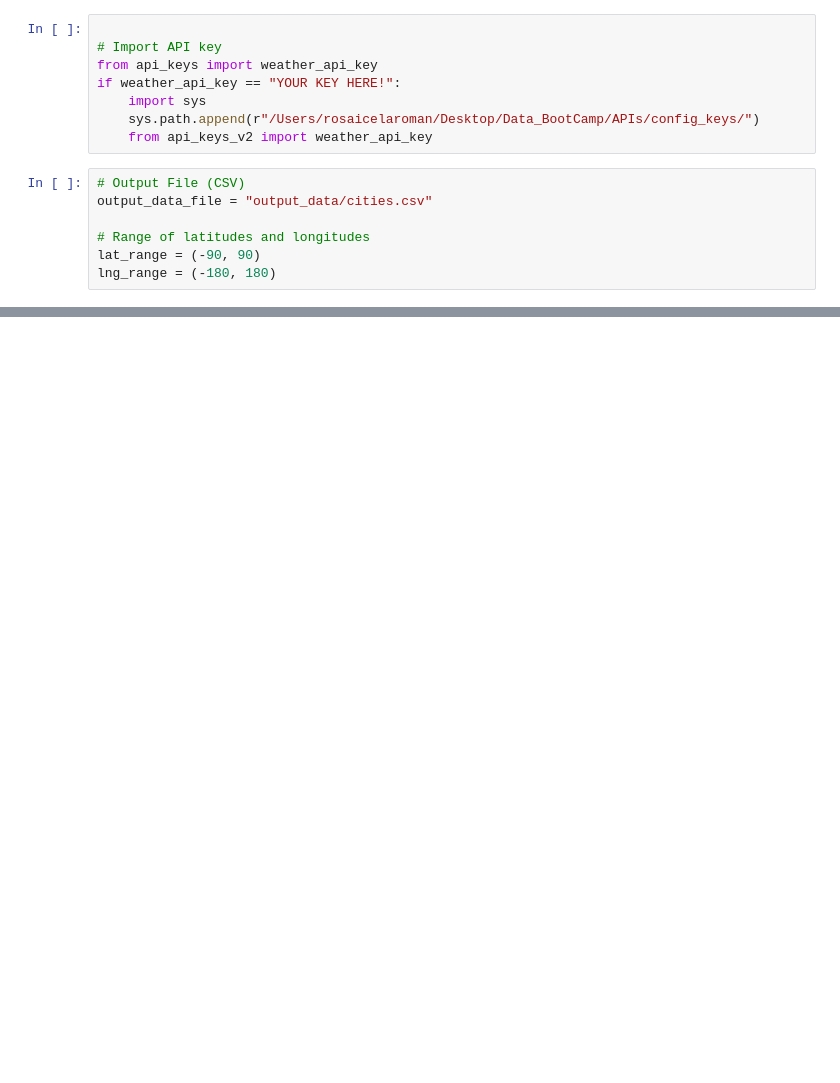
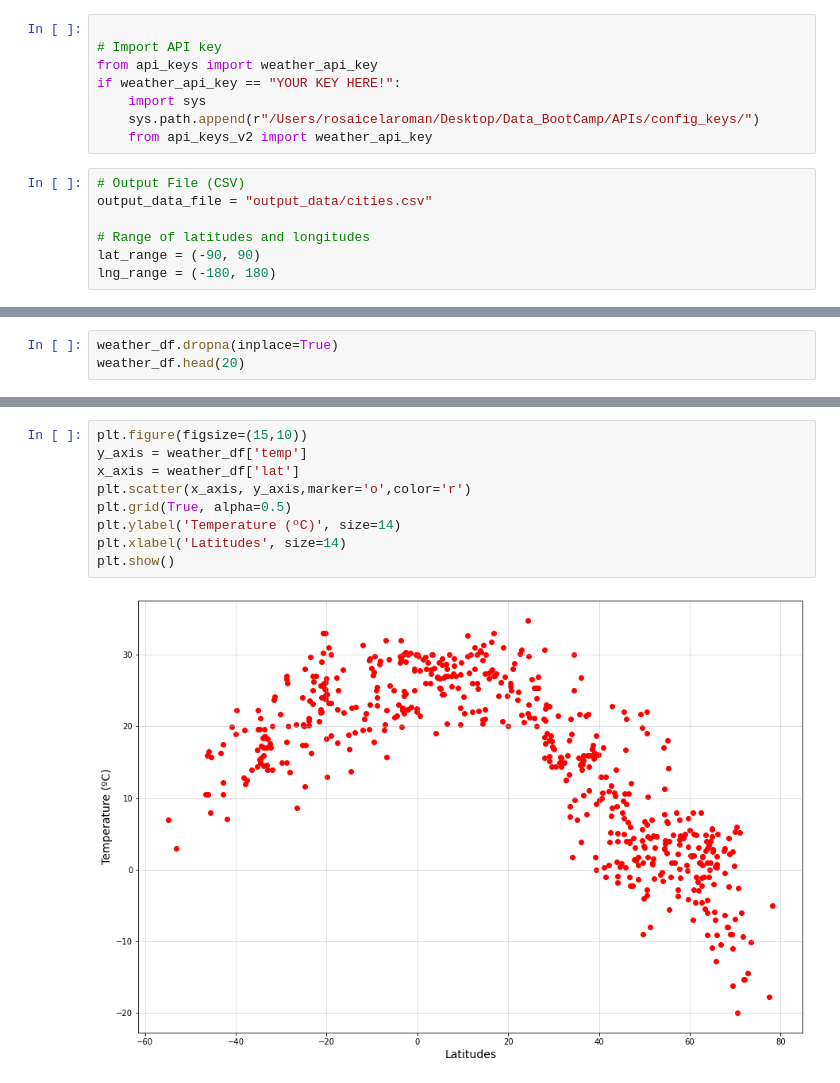
Before and after one commit to rromang/python-api, a Jupyter notebook: WeatherPy/weather.ipynb, the cells around one changed output, grey strips where cells are left out. Cells and saved outputs as stored; diff of their text form; blank space fills up the shorter version.

Commit message:
added graphs

```diff
--- a/WeatherPy/weather.ipynb
+++ b/WeatherPy/weather.ipynb
@@ -174,0 +144,3 @@ weather_df.head()
+# %%
+weather_df.dropna(inplace=True)
+weather_df.head(20)
@@ -174,0 +165,11 @@ weather_df.head()
+# %%
+plt.figure(figsize=(15,10))
+y_axis = weather_df['temp']
+x_axis = weather_df['lat']
+plt.scatter(x_axis, y_axis,marker='o',color='r')
+plt.grid(True, alpha=0.5)
+plt.ylabel('Temperature (ºC)', size=14)
+plt.xlabel('Latitudes', size=14)
+plt.show()
+# %% [output]
+[figure, added]
```
Also changed, not shown: parts of 27 cells of this notebook.
